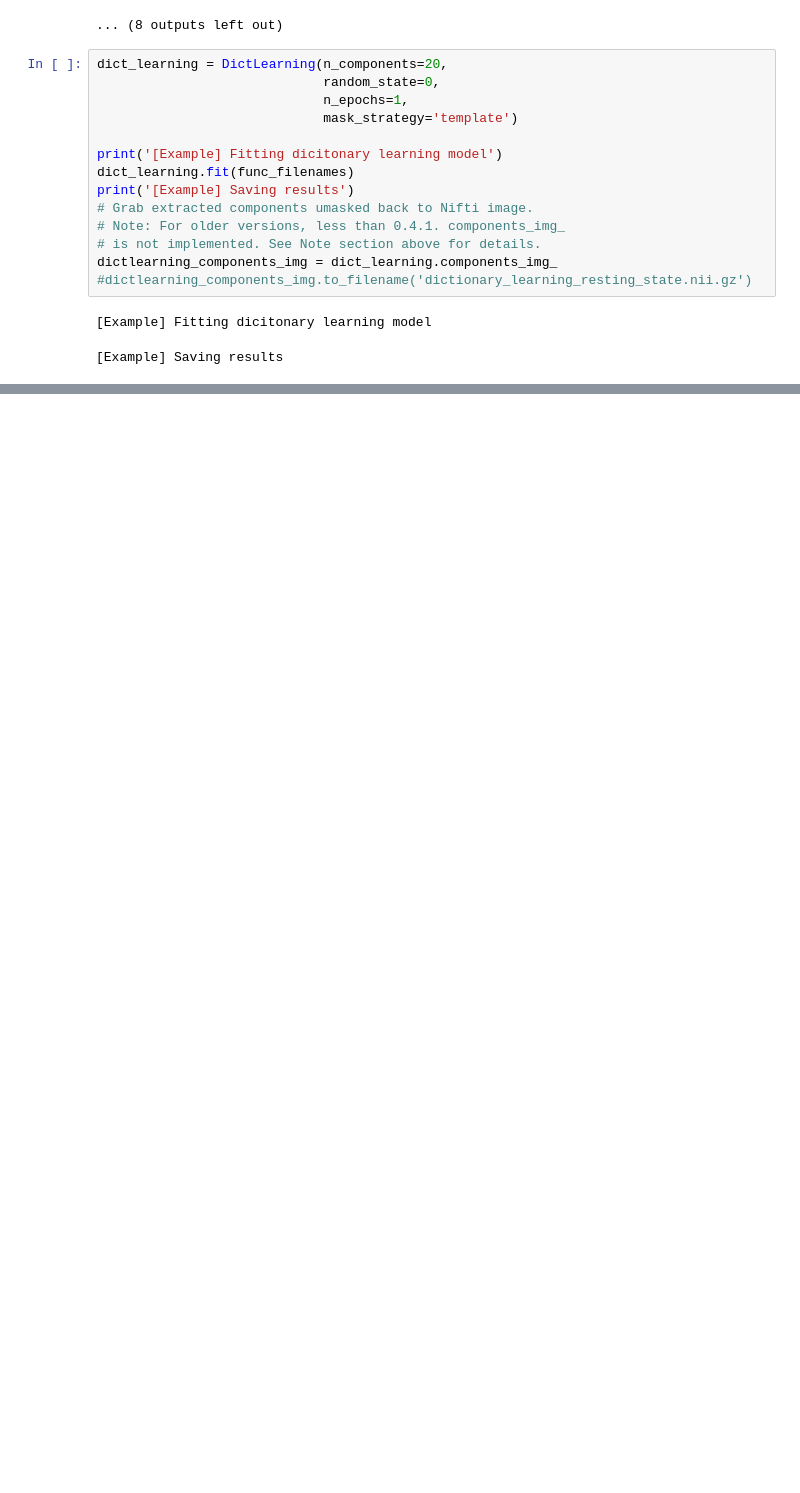
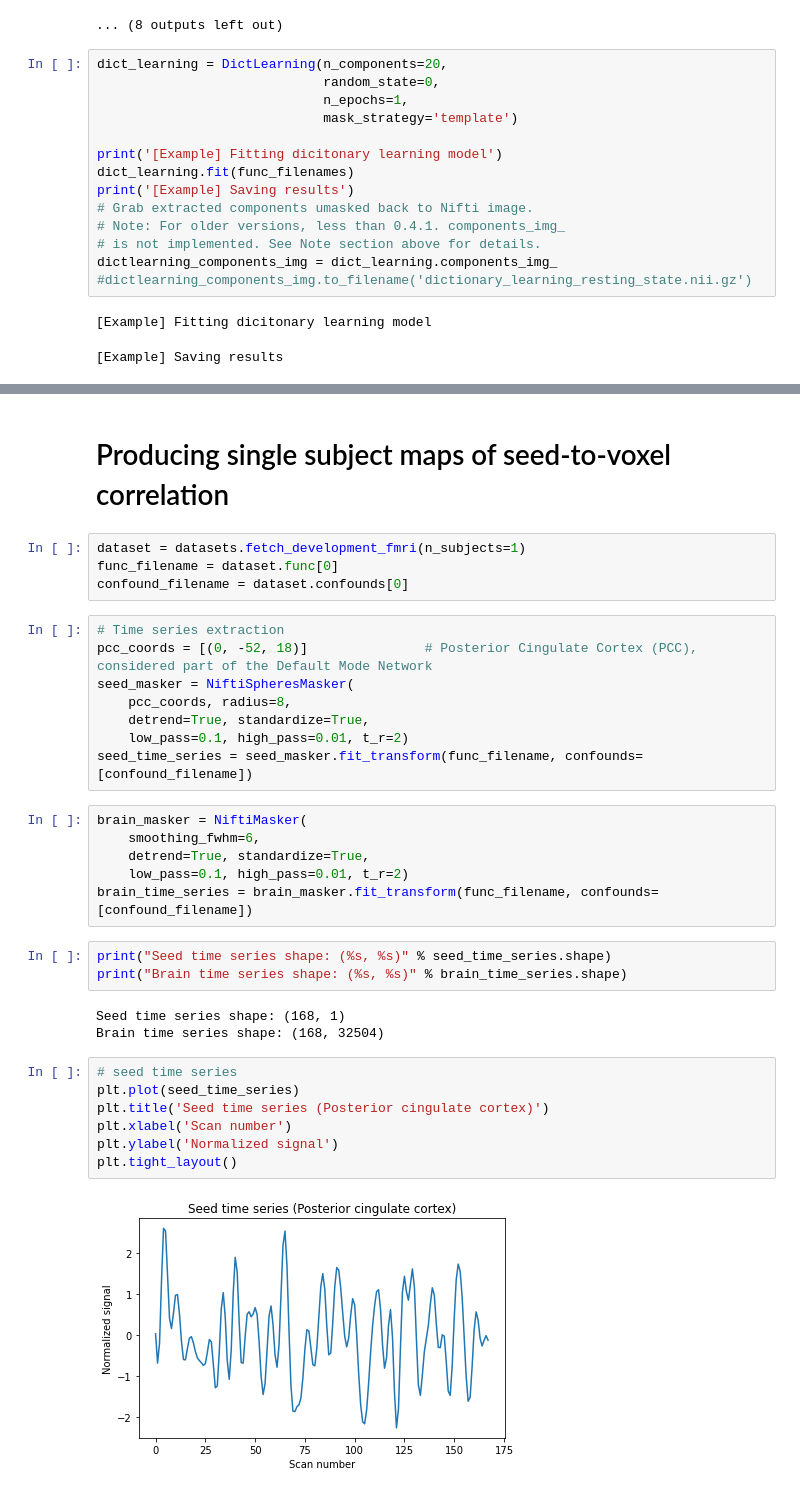
Before and after one commit to siyunb/Colab_Notebook, a Jupyter notebook: Nilearn/Nilearn_connectivity3.ipynb, the cells around one changed output, grey strips where cells are left out. Drawn from its saved outputs; the diff is of its cells as text; blank space fills up the shorter version.

```diff
--- a/Nilearn/Nilearn_connectivity3.ipynb
+++ b/Nilearn/Nilearn_connectivity3.ipynb
@@ -144,0 +135,35 @@ plt.tight_layout()
+# %% [markdown]
+# Producing single subject maps of seed-to-voxel correlation
+# %%
+dataset = datasets.fetch_development_fmri(n_subjects=1)
+func_filename = dataset.func[0]
+confound_filename = dataset.confounds[0]
+# %%
+# Time series extraction
+pcc_coords = [(0, -52, 18)]               # Posterior Cingulate Cortex (PCC), considered part of the Default Mode Network
+seed_masker = NiftiSpheresMasker(
+    pcc_coords, radius=8,
+    detrend=True, standardize=True,
+    low_pass=0.1, high_pass=0.01, t_r=2)
+seed_time_series = seed_masker.fit_transform(func_filename, confounds=[confound_filename])
+# %%
+brain_masker = NiftiMasker(
+    smoothing_fwhm=6,
+    detrend=True, standardize=True,
+    low_pass=0.1, high_pass=0.01, t_r=2)
+brain_time_series = brain_masker.fit_transform(func_filename, confounds=[confound_filename])
+# %%
+print("Seed time series shape: (%s, %s)" % seed_time_series.shape)
+print("Brain time series shape: (%s, %s)" % brain_time_series.shape)
+# %% [output]
+Seed time series shape: (168, 1)
+Brain time series shape: (168, 32504)
+# %%
+# seed time series
+plt.plot(seed_time_series)
+plt.title('Seed time series (Posterior cingulate cortex)')
+plt.xlabel('Scan number')
+plt.ylabel('Normalized signal')
+plt.tight_layout()
+# %% [output]
+[figure, added]
```
Also changed, not shown: parts of 14 cells of this notebook, 6 other files.
